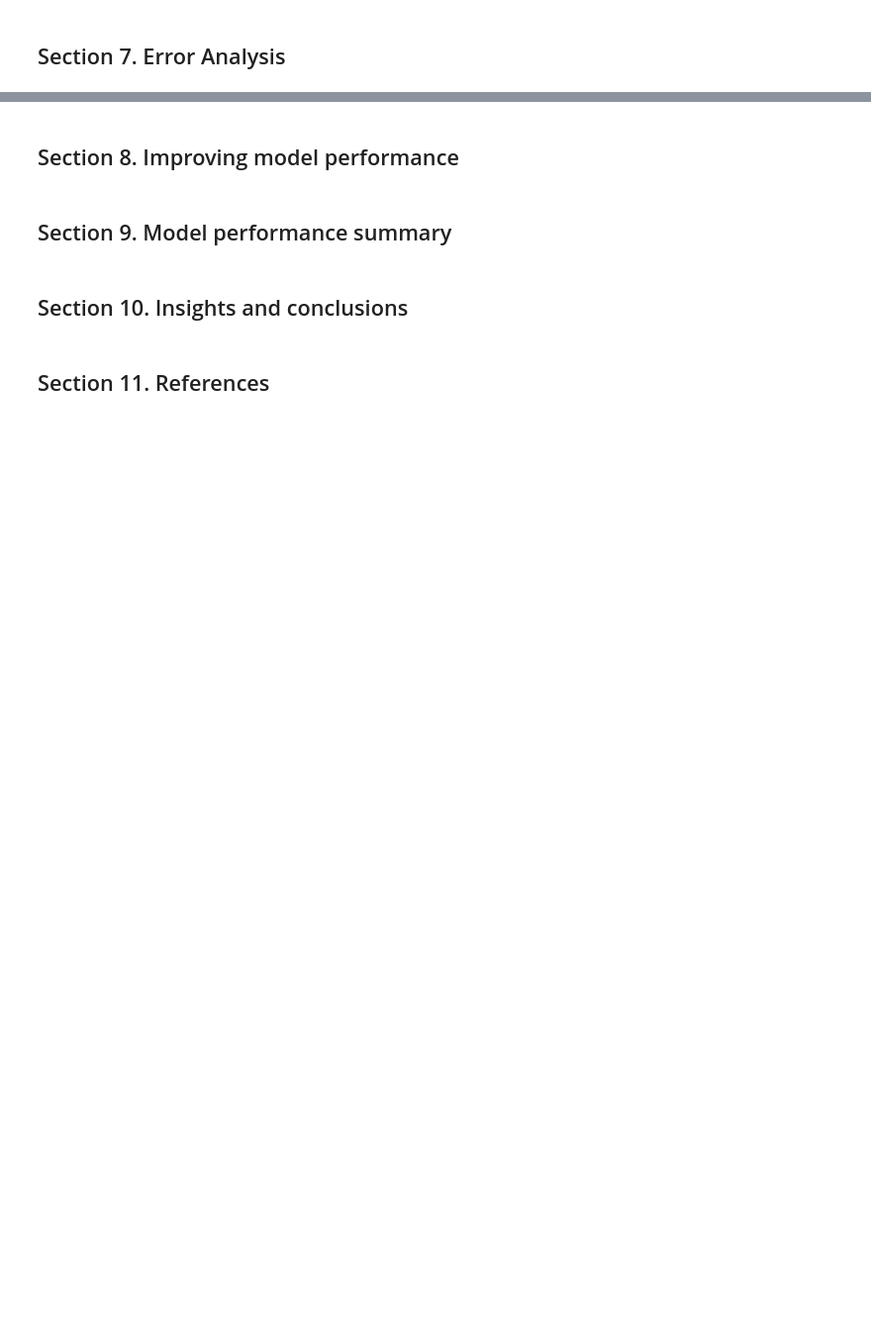
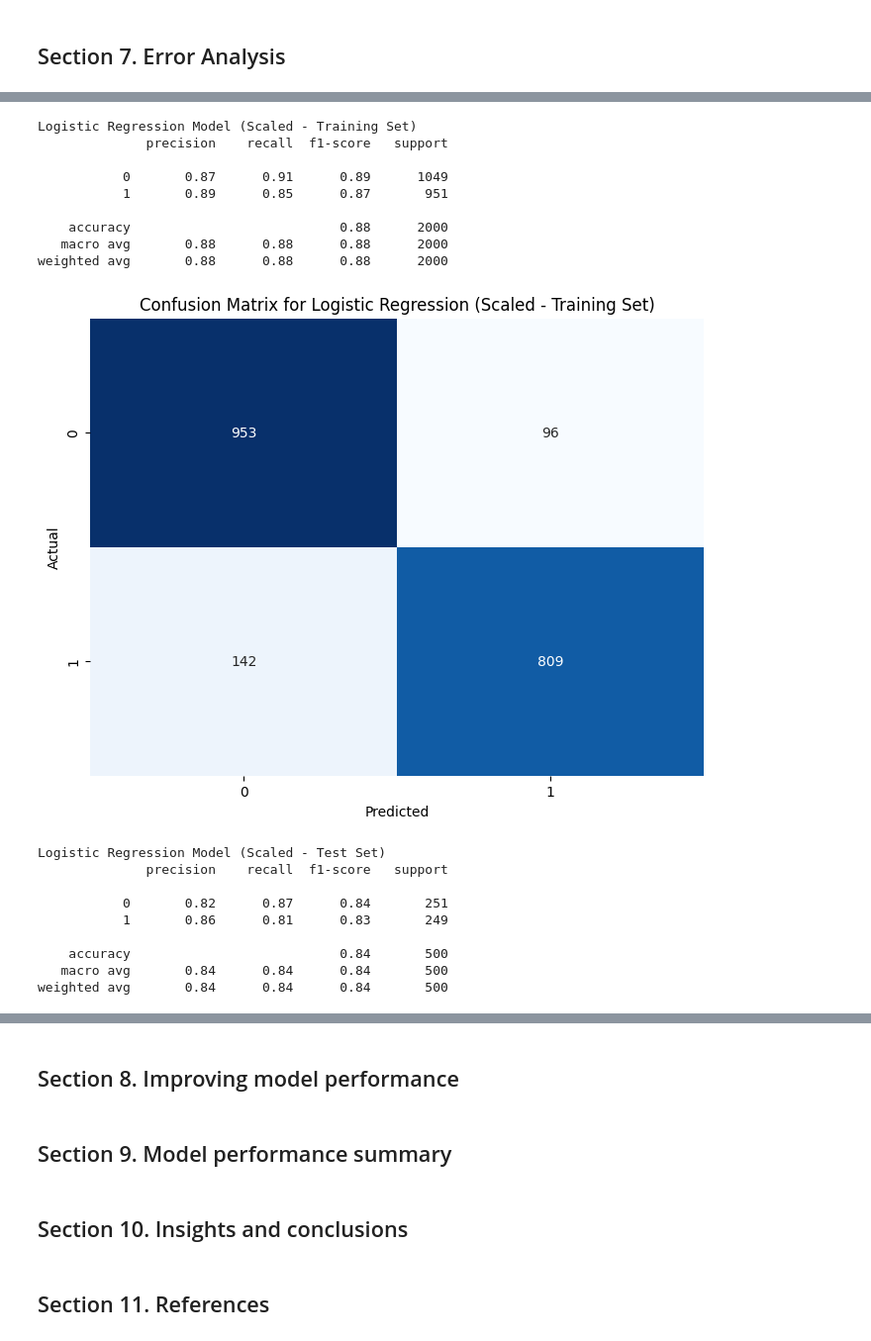
Before and after one commit to xLelouch03/STINTSY-MCO, a Jupyter notebook: main.ipynb, the cells around one changed output, grey strips where cells are left out. Shown at 99% size. Saved outputs shown, nothing was run; the diff lists cells and outputs as text; code cells hidden in the pictures; blank space fills up the shorter version.

```diff
--- a/main.ipynb
+++ b/main.ipynb
@@ -615,0 +617,47 @@ plt.show()
+# %%
+# Logistic Regression Evaluation (Scaled)
+# Training Set
+y_pred_lr_scaled_train = model_lr_scaled.predict(X_train_scaled)
+print('Logistic Regression Model (Scaled - Training Set)')
+print(classification_report(y_train, y_pred_lr_scaled_train))
+
+cm_lr_scaled_train = confusion_matrix(y_train, y_pred_lr_scaled_train)
+plt.figure(figsize=(8, 6))
+sns.heatmap(cm_lr_scaled_train, annot=True, fmt='d', cmap='Blues', xticklabels={0,1}, yticklabels={0,1}, cbar=False)
+plt.xlabel('Predicted')
+plt.ylabel('Actual')
+plt.title('Confusion Matrix for Logistic Regression (Scaled - Training Set)')
+plt.show()
+
+# Test Set
+y_pred_lr_scaled = model_lr_scaled.predict(X_test_scaled)
+print('Logistic Regression Model (Scaled - Test Set)')
+print(classification_report(y_test, y_pred_lr_scaled))
+
+cm_lr_scaled = confusion_matrix(y_test, y_pred_lr_scaled)
+plt.figure(figsize=(8, 6))
+sns.heatmap(cm_lr_scaled, annot=True, fmt='d', cmap='Blues', xticklabels={0,1}, yticklabels={0,1}, cbar=False)
+plt.xlabel('Predicted')
+plt.ylabel('Actual')
+plt.title('Confusion Matrix for Logistic Regression (Scaled - Test Set)')
+plt.show()
+# %% [output]
+Logistic Regression Model (Scaled - Training Set)
+              precision    recall  f1-score   support
+
+           0       0.87      0.91      0.89      1049
+           1       0.89      0.85      0.87       951
+
+    accuracy                           0.88      2000
+   macro avg       0.88      0.88      0.88      2000
+weighted avg       0.88      0.88      0.88      2000
+[figure, added]
+Logistic Regression Model (Scaled - Test Set)
+              precision    recall  f1-score   support
+
+           0       0.82      0.87      0.84       251
+           1       0.86      0.81      0.83       249
+
+    accuracy                           0.84       500
+   macro avg       0.84      0.84      0.84       500
+weighted avg       0.84      0.84      0.84       500
```
Also changed, not shown: parts of 25 cells of this notebook.
